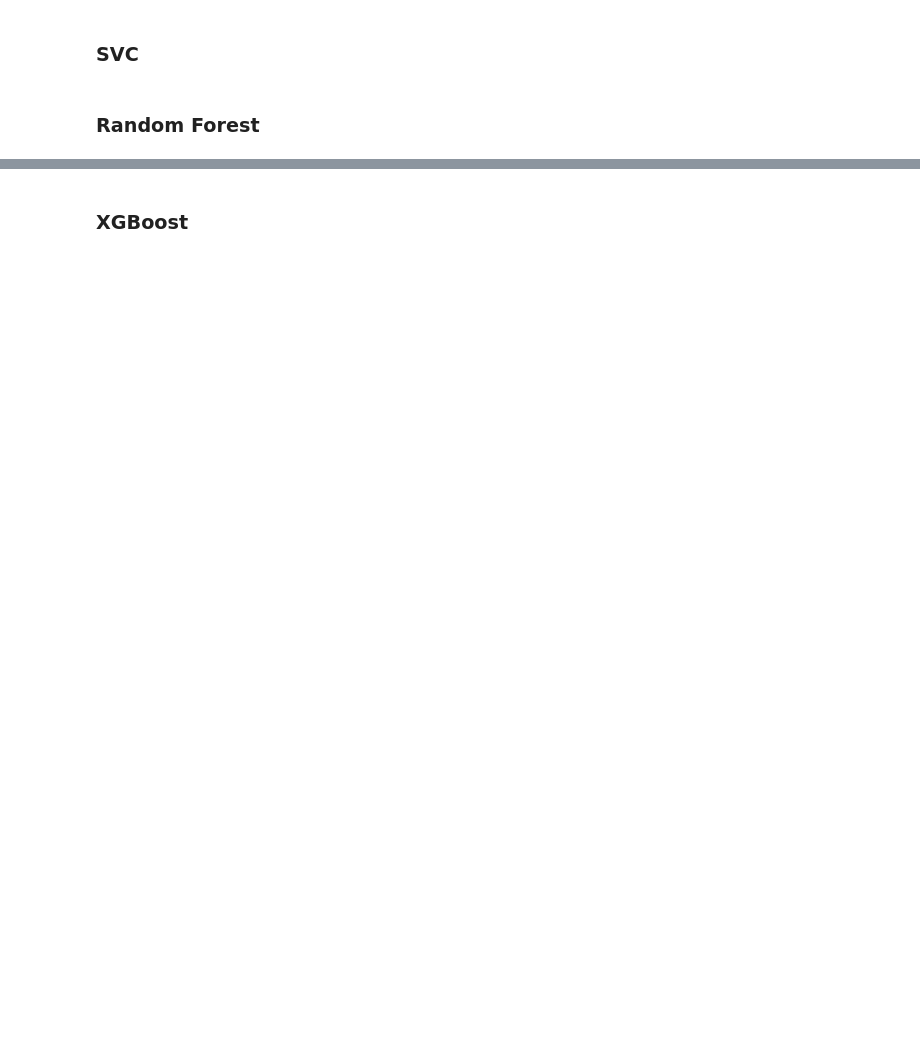
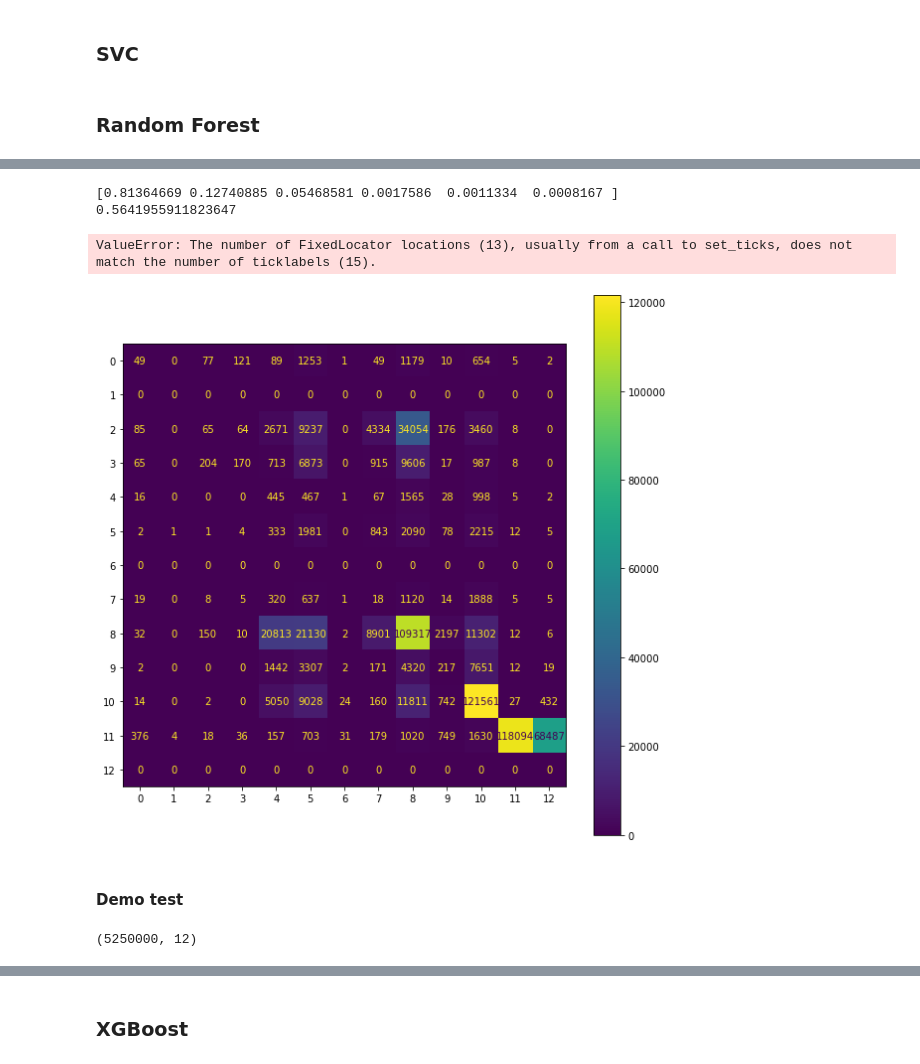
Before and after one commit to fynnweaver/Land_Cover_Classification, a Jupyter notebook: Code.ipynb, the cells around one changed output, grey strips where cells are left out. Drawn from its saved outputs; the diff is of its cells as text; code cells hidden in the pictures; blank space fills up the shorter version.

```diff
--- a/Code.ipynb
+++ b/Code.ipynb
@@ -392,3 +454,42 @@ forest.feature_importances_
 #save
 cm_forest_fig.figure_.savefig(os.path.join(confusion_path, group_folder, 'forest.png'))
 print(classification_report(y_test, forest_pred))
+# %%
+gauss_test = gaussian_raws('../data_tests/scene_5/raws')
+gauss_test.head()
+
+gauss_test['y'] = gauss_test['y'].replace({0:18})
+# %%
+y_gauss = gauss_test.y
+X_gauss = gauss_test.drop('y', axis = 1)
+
+pca = PCA(n_components = 6)
+pca.fit(X)
+X_gauss_pca = pca.transform(X_gauss)
+
+gauss_pred = forest.predict(X_gauss_pca)
+print(accuracy_score(y_gauss, gauss_pred))
+
+cm_forest = confusion_matrix(y_gauss, gauss_pred)
+cm_forest_fig = ConfusionMatrixDisplay(confusion_matrix = cm_forest, display_labels = forest.classes_)
+fig, ax = plt.subplots(figsize=(10,10))
+cm_forest_fig.plot(ax = ax)
+# %% [output]
+[0.81364669 0.12740885 0.05468581 0.0017586  0.0011334  0.0008167 ]
+0.5641955911823647
+ValueError: The number of FixedLocator locations (13), usually from a call to set_ticks, does not match the number of ticklabels (15).
+[figure, added]
+# %% [markdown]
+#### Demo test
+# %%
+#import demo test data
+demo_raw = pd.read_csv('../data_tests/demo_site.csv')
+demo_raw.land_cover = demo_raw.land_cover.astype('int')
+demo_raw.head()
+
+#test 2 - demo
+y_demo = demo_raw.land_cover
+X_demo = demo_raw.drop('land_cover', axis = 1)
+print(X_demo.shape)
+# %% [output]
+(5250000, 12)
```
Also changed, not shown: parts of 26 cells of this notebook, 8 other files.
